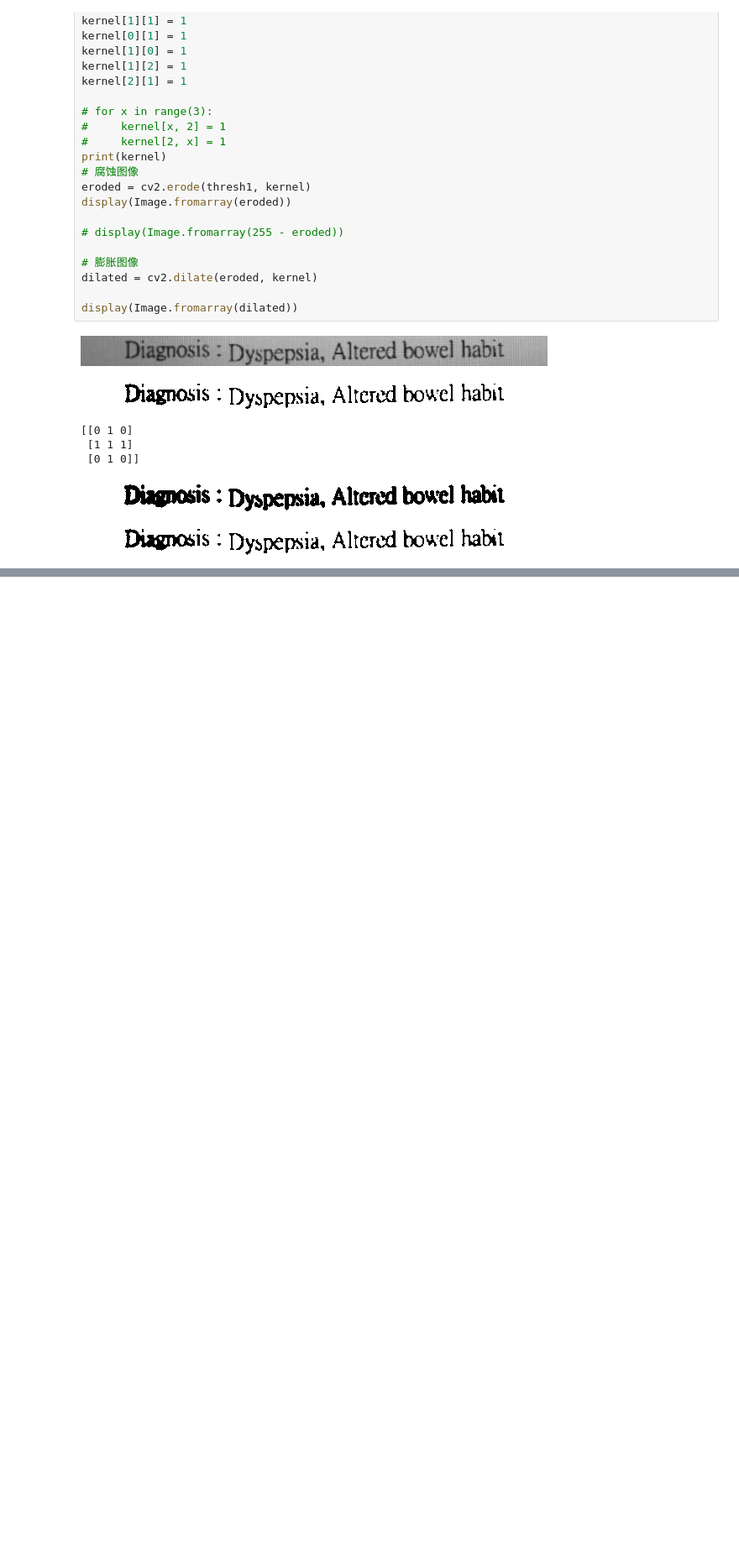
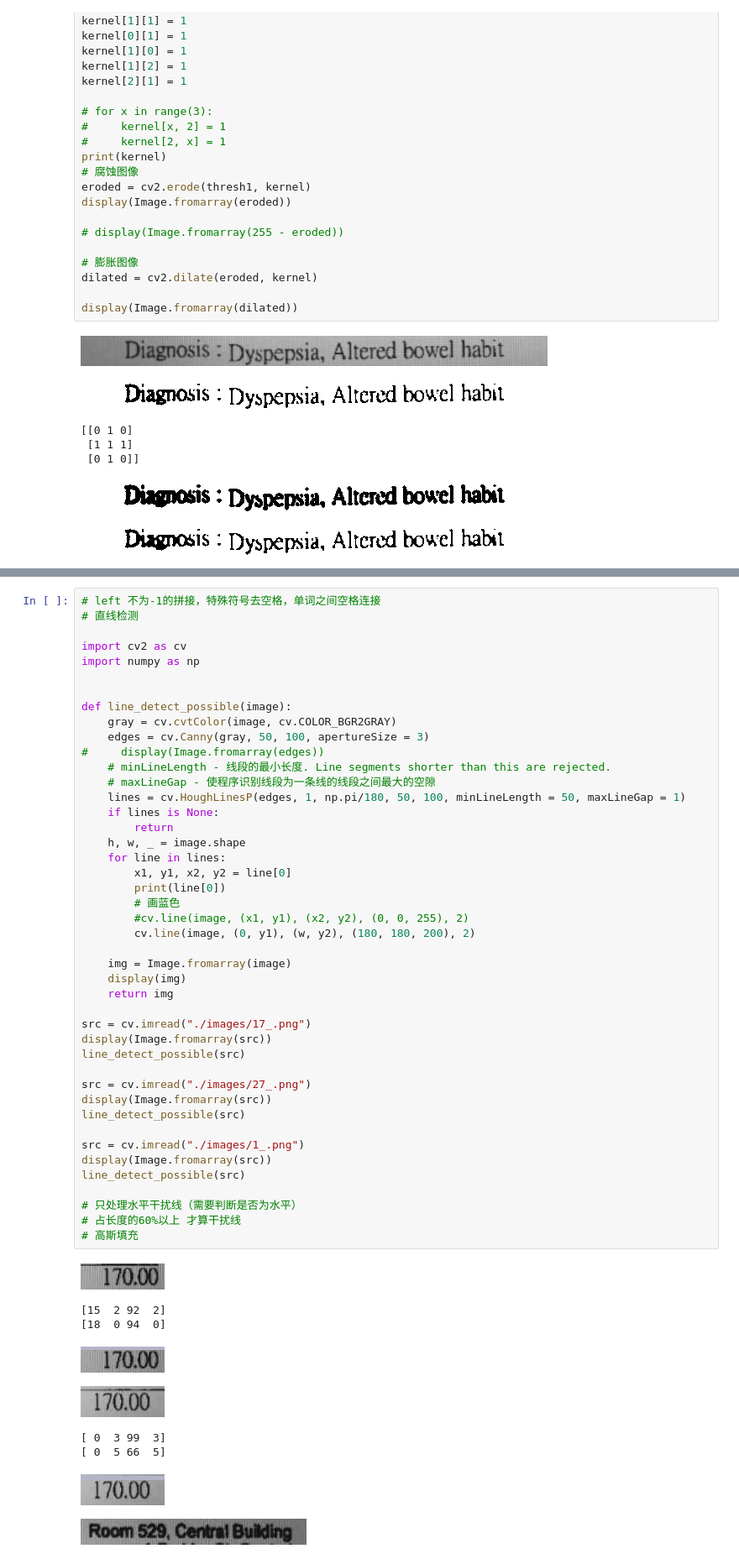
Before and after one commit to vance-coder/OCR, a Jupyter notebook: pre_precess.ipynb, the cells around one changed output, grey strips where cells are left out. Shown at 84% size. Cells and saved outputs as stored; diff of their text form; blank space fills up the shorter version.

```diff
--- a/pre_precess.ipynb
+++ b/pre_precess.ipynb
@@ -111,0 +118,54 @@ threshold(...)
+# %%
+# left 不为-1的拼接，特殊符号去空格，单词之间空格连接
+# 直线检测
+
+import cv2 as cv
+import numpy as np
+
+
+def line_detect_possible(image):
+    gray = cv.cvtColor(image, cv.COLOR_BGR2GRAY)
+    edges = cv.Canny(gray, 50, 100, apertureSize = 3)
+#     display(Image.fromarray(edges))
+    # minLineLength - 线段的最小长度. Line segments shorter than this are rejected.
+    # maxLineGap - 使程序识别线段为一条线的线段之间最大的空隙
+    lines = cv.HoughLinesP(edges, 1, np.pi/180, 50, 100, minLineLength = 50, maxLineGap = 1)
+    if lines is None:
+        return
+    h, w, _ = image.shape
+    for line in lines:
+        x1, y1, x2, y2 = line[0]
+        print(line[0])
+        # 画蓝色
+        #cv.line(image, (x1, y1), (x2, y2), (0, 0, 255), 2)
+        cv.line(image, (0, y1), (w, y2), (180, 180, 200), 2)
+
+    img = Image.fromarray(image)
+    display(img)
+    return img
+
+src = cv.imread("./images/17_.png")
+display(Image.fromarray(src))
+line_detect_possible(src)
+
+src = cv.imread("./images/27_.png")
+display(Image.fromarray(src))
+line_detect_possible(src)
+
+src = cv.imread("./images/1_.png")
+display(Image.fromarray(src))
+line_detect_possible(src)
+
+# 只处理水平干扰线（需要判断是否为水平）
+# 占长度的60%以上 才算干扰线
+# 高斯填充
+# %% [output]
+[figure, added]
+[15  2 92  2]
+[18  0 94  0]
+[figure, added]
+[figure, added]
+[ 0  3 99  3]
+[ 0  5 66  5]
+[figure, added]
+[figure, added]
```
Also changed, not shown: parts of 3 cells of this notebook.
